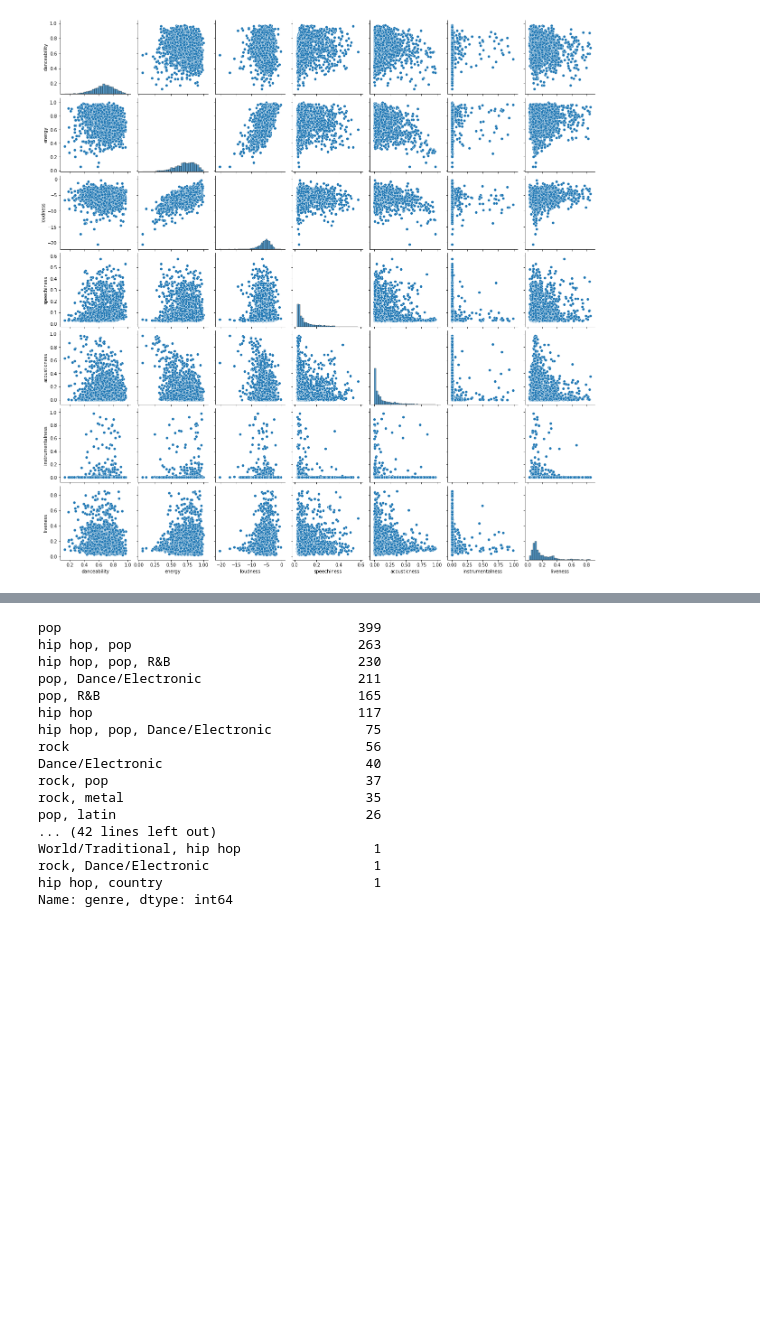
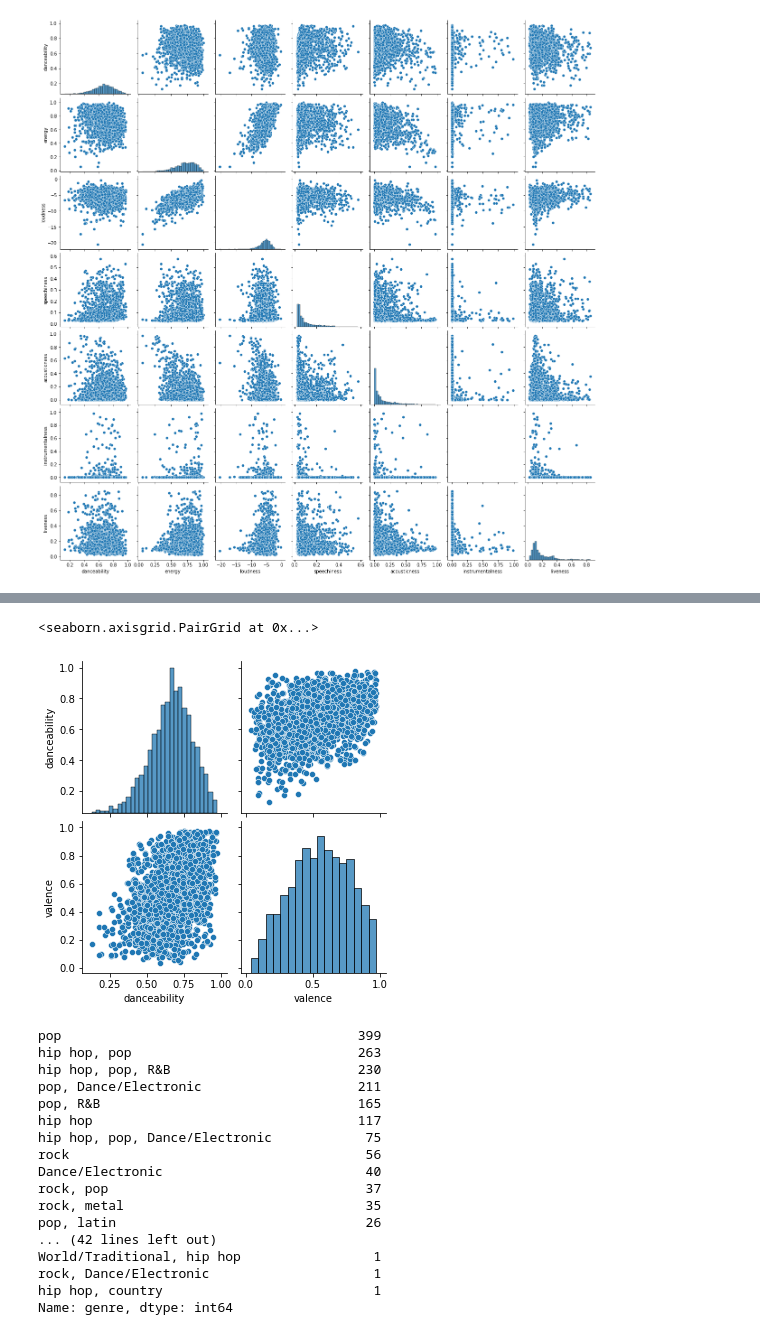
Before and after one commit to alexfloripavieira/neo-evolution-project-group-3, a Jupyter notebook: project-group-3.ipynb, the cells around one changed output, grey strips where cells are left out. Saved outputs shown, nothing was run; the diff lists cells and outputs as text; code cells hidden in the pictures; blank space fills up the shorter version.

```diff
--- a/project-group-3.ipynb
+++ b/project-group-3.ipynb
@@ -223,3 +264,8 @@ sns.pairplot(df_normalized[['danceability', 'energy','loudness', 'speechiness',
+# %%
+sns.pairplot(df_normalized[['danceability', 'valence']])
+# %% [output]
+<seaborn.axisgrid.PairGrid at 0x...>
+[figure, added]
 # %%
 genre = df_normalized['genre'].value_counts()
 
```
Also changed, not shown: parts of 10 cells of this notebook.
